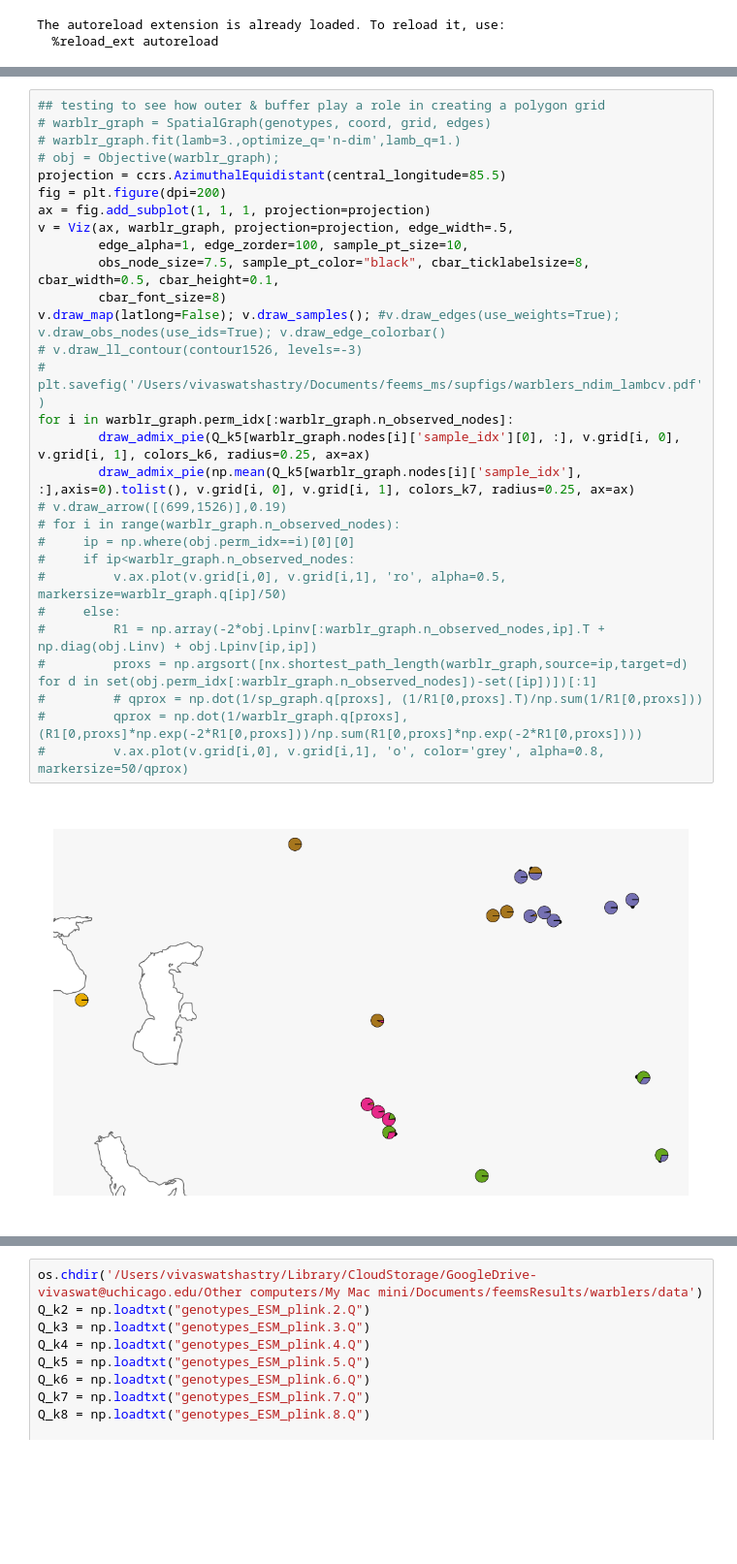
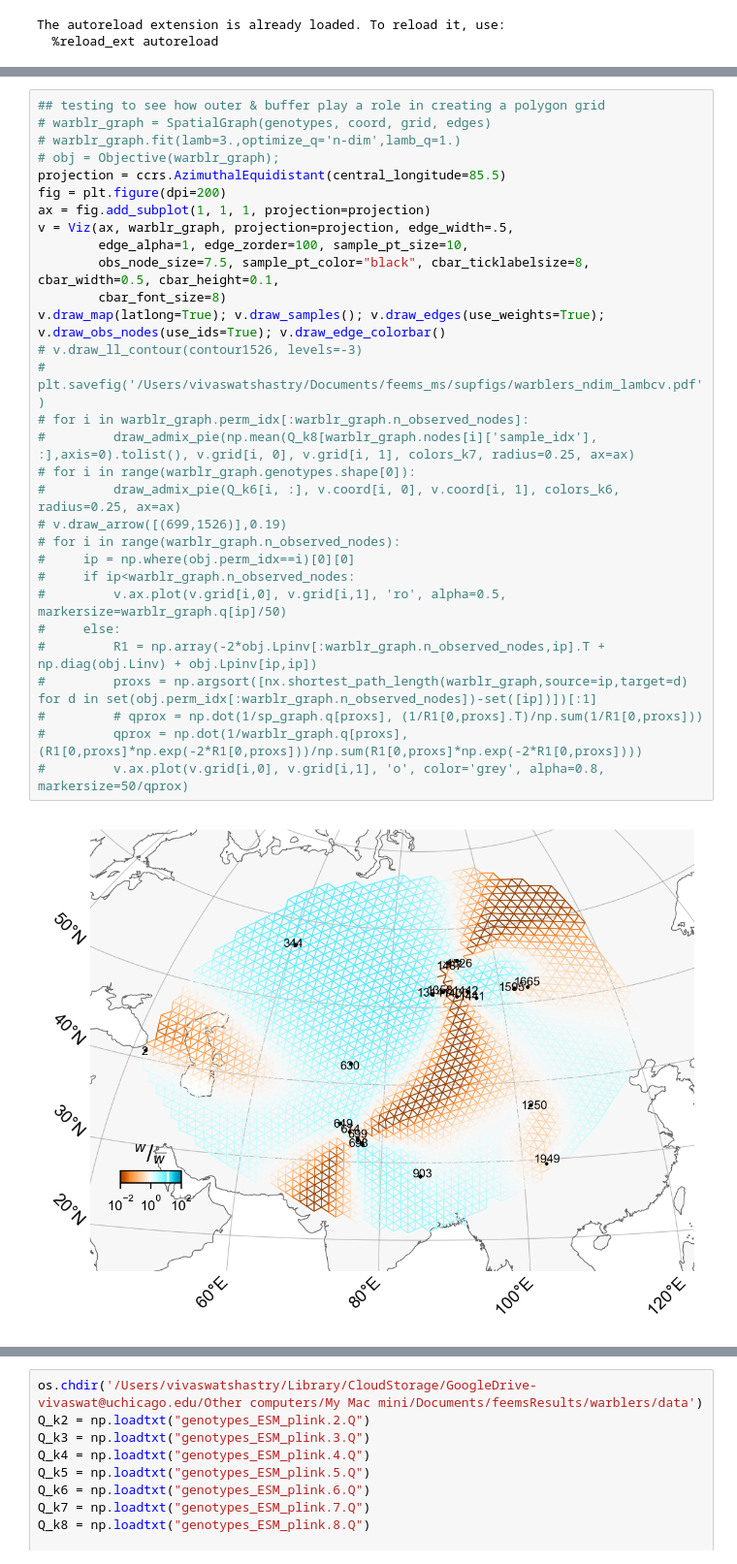
Before and after one commit to NovembreLab/feems, a Jupyter notebook: docs/notebooks/empirical-warblers.ipynb, the cells around one changed output, grey strips where cells are left out. Shown at 97% size. Drawn from its saved outputs; the diff is of its cells as text; blank space fills up the shorter version.

```diff
--- a/docs/notebooks/empirical-warblers.ipynb
+++ b/docs/notebooks/empirical-warblers.ipynb
@@ -60,31 +60,32 @@ genotypes = np.loadtxt('genotypes_ESM13.csv',skiprows=0,delimiter=' ')
 # %%
 ## testing to see how outer & buffer play a role in creating a polygon grid
 # warblr_graph = SpatialGraph(genotypes, coord, grid, edges)
 # warblr_graph.fit(lamb=3.,optimize_q='n-dim',lamb_q=1.)
 # obj = Objective(warblr_graph);
 projection = ccrs.AzimuthalEquidistant(central_longitude=85.5)
 fig = plt.figure(dpi=200)
 ax = fig.add_subplot(1, 1, 1, projection=projection)
 v = Viz(ax, warblr_graph, projection=projection, edge_width=.5,
         edge_alpha=1, edge_zorder=100, sample_pt_size=10,
         obs_node_size=7.5, sample_pt_color="black", cbar_ticklabelsize=8, cbar_width=0.5, cbar_height=0.1,
         cbar_font_size=8)
-v.draw_map(latlong=False); v.draw_samples(); #v.draw_edges(use_weights=True); v.draw_obs_nodes(use_ids=True); v.draw_edge_colorbar()
+v.draw_map(latlong=True); v.draw_samples(); v.draw_edges(use_weights=True); v.draw_obs_nodes(use_ids=True); v.draw_edge_colorbar()
 # v.draw_ll_contour(contour1526, levels=-3)
 # plt.savefig('/Users/vivaswatshastry/Documents/feems_ms/supfigs/warblers_ndim_lambcv.pdf')
-for i in warblr_graph.perm_idx[:warblr_graph.n_observed_nodes]:
-        draw_admix_pie(Q_k5[warblr_graph.nodes[i]['sample_idx'][0], :], v.grid[i, 0], v.grid[i, 1], colors_k6, radius=0.25, ax=ax)
-        draw_admix_pie(np.mean(Q_k5[warblr_graph.nodes[i]['sample_idx'], :],axis=0).tolist(), v.grid[i, 0], v.grid[i, 1], colors_k7, radius=0.25, ax=ax)
+# for i in warblr_graph.perm_idx[:warblr_graph.n_observed_nodes]:
+#         draw_admix_pie(np.mean(Q_k8[warblr_graph.nodes[i]['sample_idx'], :],axis=0).tolist(), v.grid[i, 0], v.grid[i, 1], colors_k7, radius=0.25, ax=ax)
+# for i in range(warblr_graph.genotypes.shape[0]):
+#         draw_admix_pie(Q_k6[i, :], v.coord[i, 0], v.coord[i, 1], colors_k6, radius=0.25, ax=ax)
 # v.draw_arrow([(699,1526)],0.19)
 # for i in range(warblr_graph.n_observed_nodes):
 #     ip = np.where(obj.perm_idx==i)[0][0]
 #     if ip<warblr_graph.n_observed_nodes:
 #         v.ax.plot(v.grid[i,0], v.grid[i,1], 'ro', alpha=0.5, markersize=warblr_graph.q[ip]/50)
 #     else:
 #         R1 = np.array(-2*obj.Lpinv[:warblr_graph.n_observed_nodes,ip].T + np.diag(obj.Linv) + obj.Lpinv[ip,ip])
 #         proxs = np.argsort([nx.shortest_path_length(warblr_graph,source=ip,target=d) for d in set(obj.perm_idx[:warblr_graph.n_observed_nodes])-set([ip])])[:1]
 #         # qprox = np.dot(1/sp_graph.q[proxs], (1/R1[0,proxs].T)/np.sum(1/R1[0,proxs]))
 #         qprox = np.dot(1/warblr_graph.q[proxs], (R1[0,proxs]*np.exp(-2*R1[0,proxs]))/np.sum(R1[0,proxs]*np.exp(-2*R1[0,proxs])))
 #         v.ax.plot(v.grid[i,0], v.grid[i,1], 'o', color='grey', alpha=0.8, markersize=50/qprox)
 # %% [output]
-[figure, old version]
+[figure, new version]
```
Also changed, not shown: parts of 5 cells of this notebook, 6 other files.
